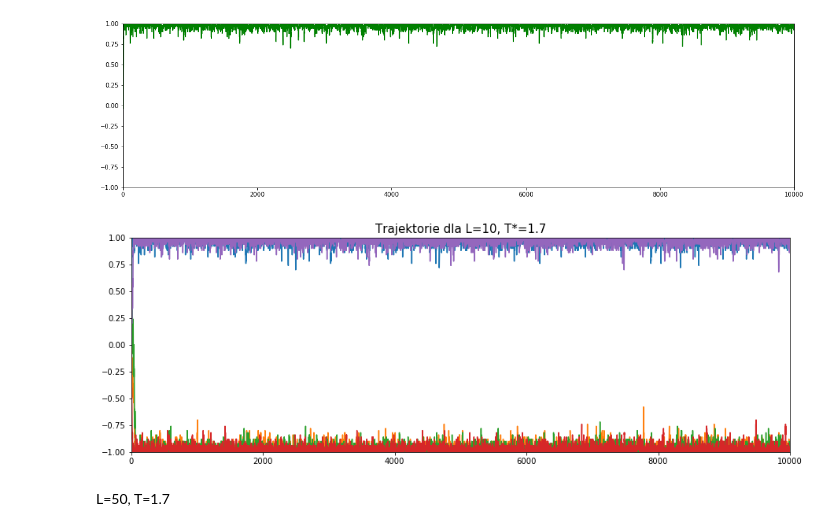
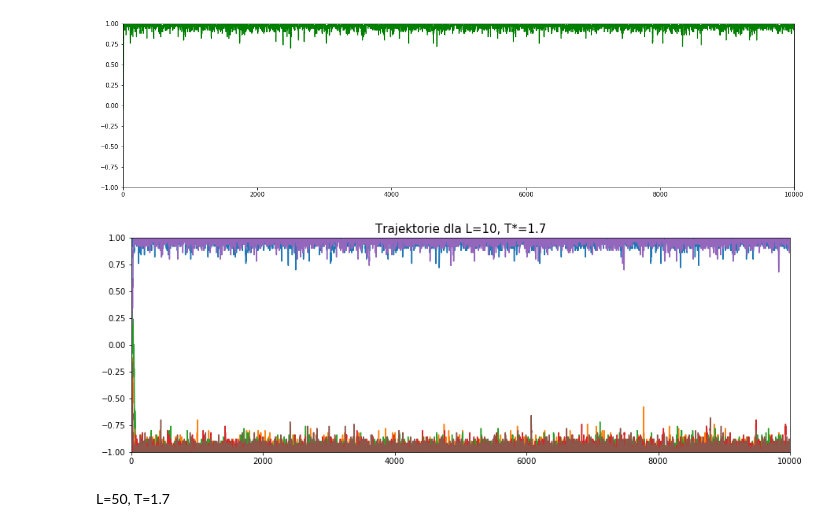
Before and after one commit to Swinkawkrawacie/Fizyka-ukladow-zlozonych, a Jupyter notebook: Generowanie_danych.ipynb, the cells around one changed output. Saved outputs shown, nothing was run; the diff lists cells and outputs as text; code cells hidden in the pictures.

```diff
--- a/Generowanie_danych.ipynb
+++ b/Generowanie_danych.ipynb
@@ -479,18 +479,20 @@ m10_uno_1 = np.loadtxt(r'C:\\Users\\mazur\\OneDrive\\Dokumenty\\GitHub\\Fizyka-u
 m10_uno_2 = np.loadtxt(r'C:\\Users\\mazur\\OneDrive\\Dokumenty\\GitHub\\Fizyka-ukladow-zlozonych\\danem\\m10_uno2.txt')
 m10_uno_3 = np.loadtxt(r'C:\\Users\\mazur\\OneDrive\\Dokumenty\\GitHub\\Fizyka-ukladow-zlozonych\\danem\\m10_uno3.txt')
 m10_uno_4 = np.loadtxt(r'C:\\Users\\mazur\\OneDrive\\Dokumenty\\GitHub\\Fizyka-ukladow-zlozonych\\danem\\m10_uno4.txt')
+m10_uno_5 = np.loadtxt(r'C:\\Users\\mazur\\OneDrive\\Dokumenty\\GitHub\\Fizyka-ukladow-zlozonych\\dane\\m10_T1.76.txt')
 # %%
 plt.figure(figsize=(15,5))
 plt.plot(range(len(m10_uno)), m10_uno)
 plt.plot(range(len(m10_uno_1)), m10_uno_1)
 plt.plot(range(len(m10_uno_2)), m10_uno_2)
 plt.plot(range(len(m10_uno_3)), m10_uno_3)
 plt.plot(range(len(m10_uno_4)), m10_uno_4)
+plt.plot(range(len(m10_uno_5)), m10_uno_5)
 plt.axis([0, 10**4, -1, 1])
 plt.title('Trajektorie dla L=10, T*=1.7', fontsize=15)
 plt.show()
 # %% [output]
-[figure, old version]
+[figure, new version]
 # %% [markdown]
 L=50, T=1.7
 # %%
```
Also changed, not shown: parts of 4 cells of this notebook, 1 other file.
